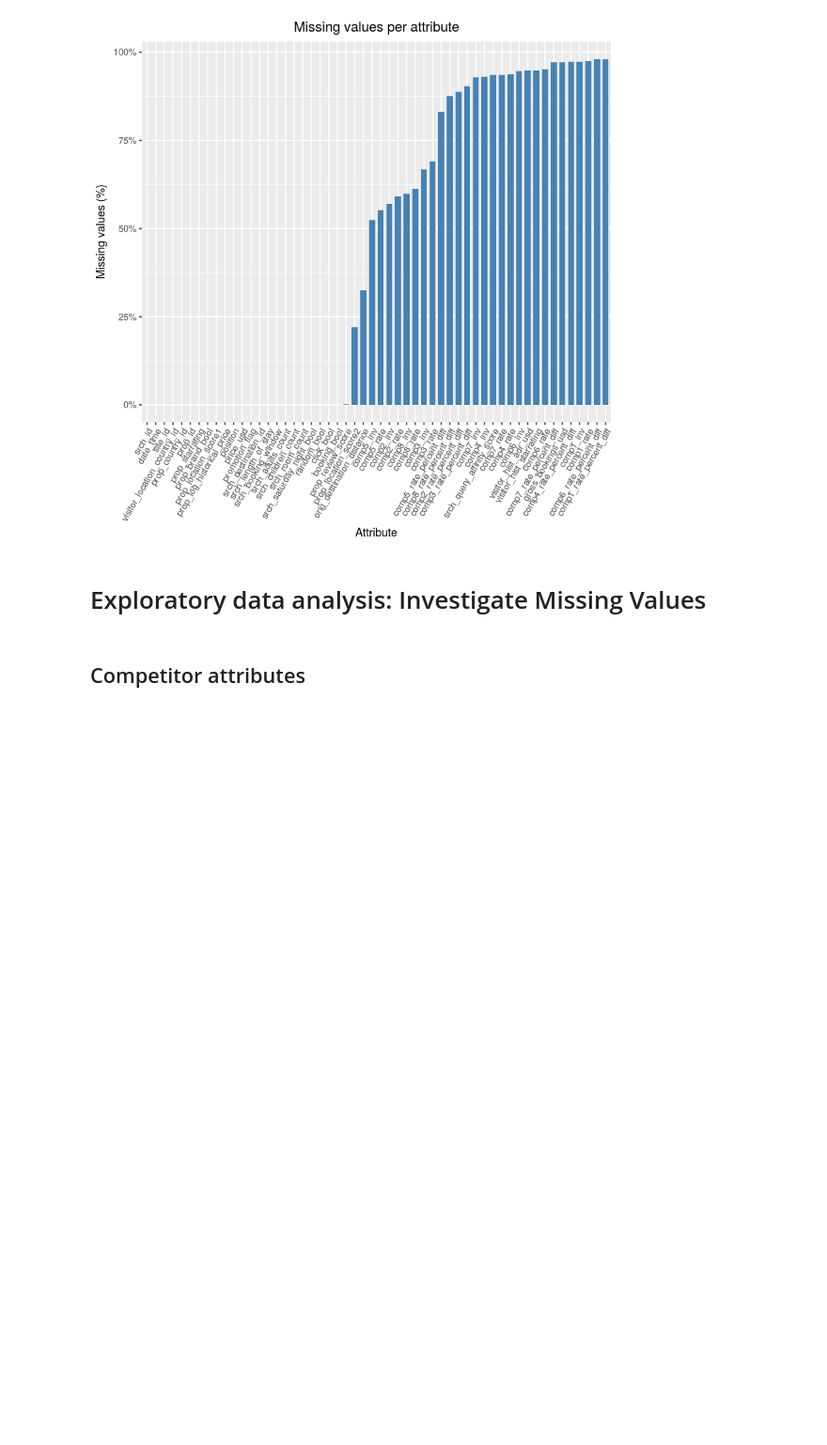
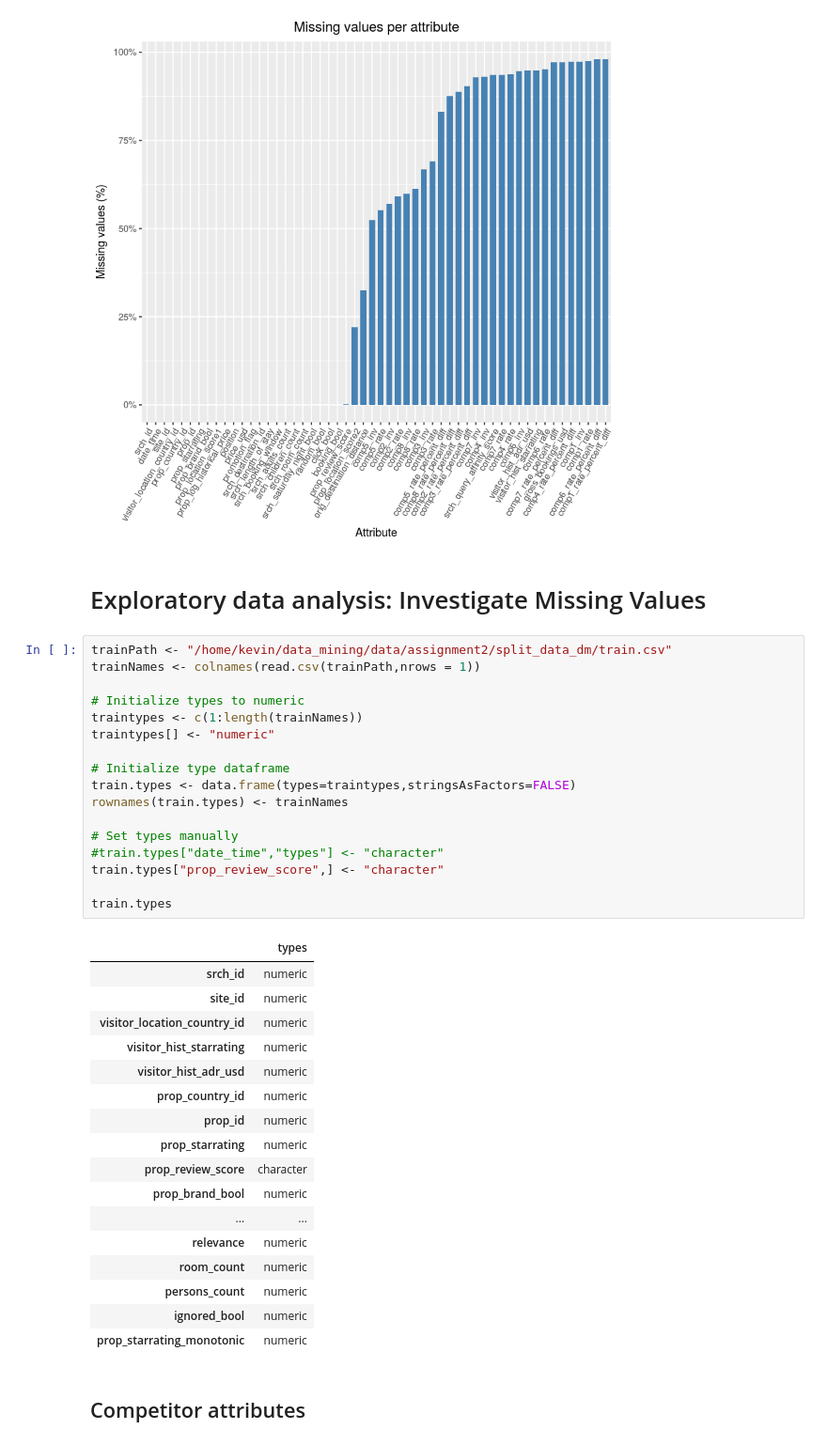
Before and after one commit to silesbu/dmt41, a Jupyter notebook: assignment2/R_analysis_assignment_2.ipynb, the cells around one changed output. Shown at 94% size. Cells and saved outputs as stored; diff of their text form; blank space fills up the shorter version.

```diff
--- a/assignment2/R_analysis_assignment_2.ipynb
+++ b/assignment2/R_analysis_assignment_2.ipynb
@@ -166,6 +153,41 @@ summary(df)
 [figure]
 # %% [markdown]
 # Exploratory data analysis: Investigate Missing Values
+# %%
+trainPath <- "/home/kevin/data_mining/data/assignment2/split_data_dm/train.csv"
+trainNames <- colnames(read.csv(trainPath,nrows = 1))
+
+# Initialize types to numeric
+traintypes <- c(1:length(trainNames))
+traintypes[] <- "numeric"
+
+# Initialize type dataframe
+train.types <- data.frame(types=traintypes,stringsAsFactors=FALSE)
+rownames(train.types) <- trainNames
+
+# Set types manually
+#train.types["date_time","types"] <- "character"
+train.types["prop_review_score",] <- "character"
+
+train.types
+# %% [output]
+|  | types |
+| srch_id | numeric |
+| site_id | numeric |
+| visitor_location_country_id | numeric |
+| visitor_hist_starrating | numeric |
+| visitor_hist_adr_usd | numeric |
+| prop_country_id | numeric |
+| prop_id | numeric |
+| prop_starrating | numeric |
+| prop_review_score | character |
+| prop_brand_bool | numeric |
+| ... | ... |
+| relevance | numeric |
+| room_count | numeric |
+| persons_count | numeric |
+| ignored_bool | numeric |
+| prop_starrating_monotonic | numeric |
 # %% [markdown]
 ## Competitor attributes
 # %%
```
Also changed, not shown: parts of 11 cells of this notebook, 1 other file.
